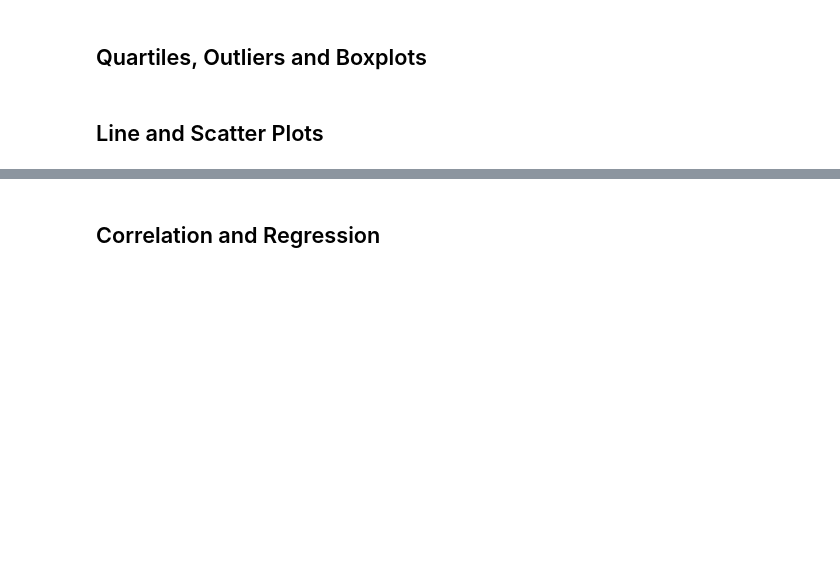
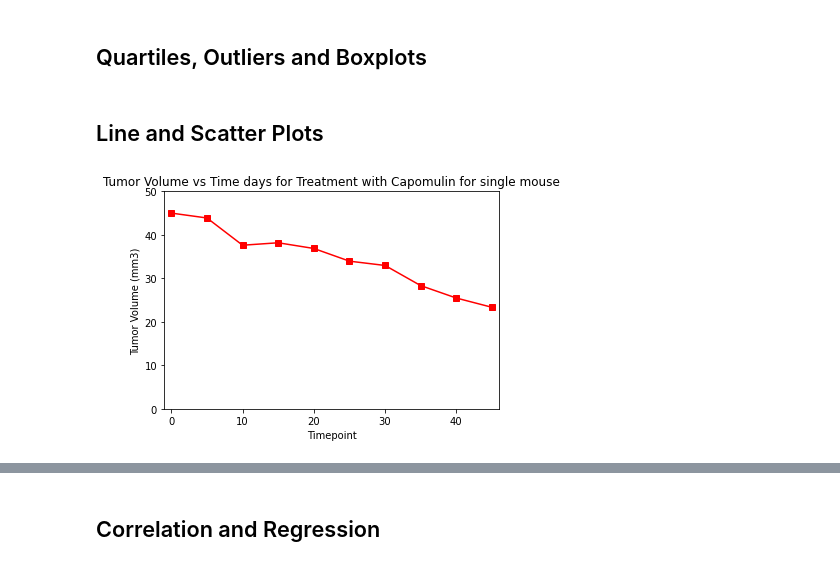
Before and after one commit to jillpeloquin13/Matplotlib, a Jupyter notebook: Pymaceuticals_main.ipynb, the cells around one changed output, grey strips where cells are left out. Drawn from its saved outputs; the diff is of its cells as text; code cells hidden in the pictures; blank space fills up the shorter version.

```diff
--- a/Pymaceuticals_main.ipynb
+++ b/Pymaceuticals_main.ipynb
@@ -182,0 +240,18 @@ Text(0, 0.5, 'Total Timepoints')
+# %%
+# Generate a line plot of tumor volume vs. time point for a mouse treated with Capomulin
+Capomulin_cleaned = combined_study_clean_df[combined_study_clean_df["Drug Regimen"] == 'Capomulin']
+Mice_df = Capomulin_cleaned[Capomulin_cleaned["Mouse ID"].isin(Capomulin_cleaned.iloc[0:1,0])]
+
+volume = Mice_df["Tumor Volume (mm3)"]
+time = Mice_df["Timepoint"]
+
+plt.plot(time, volume, marker ='s', color='red')
+plt.ylabel('Tumor Volume (mm3)')
+plt.xlabel('Timepoint')
+plt.title('Tumor Volume vs Time days for Treatment with Capomulin for single mouse')
+
+plt.xlim(-1,46)
+plt.ylim(0,50)
+plt.show()
+# %% [output]
+[figure, added]
```
Also changed, not shown: parts of 11 cells of this notebook.
